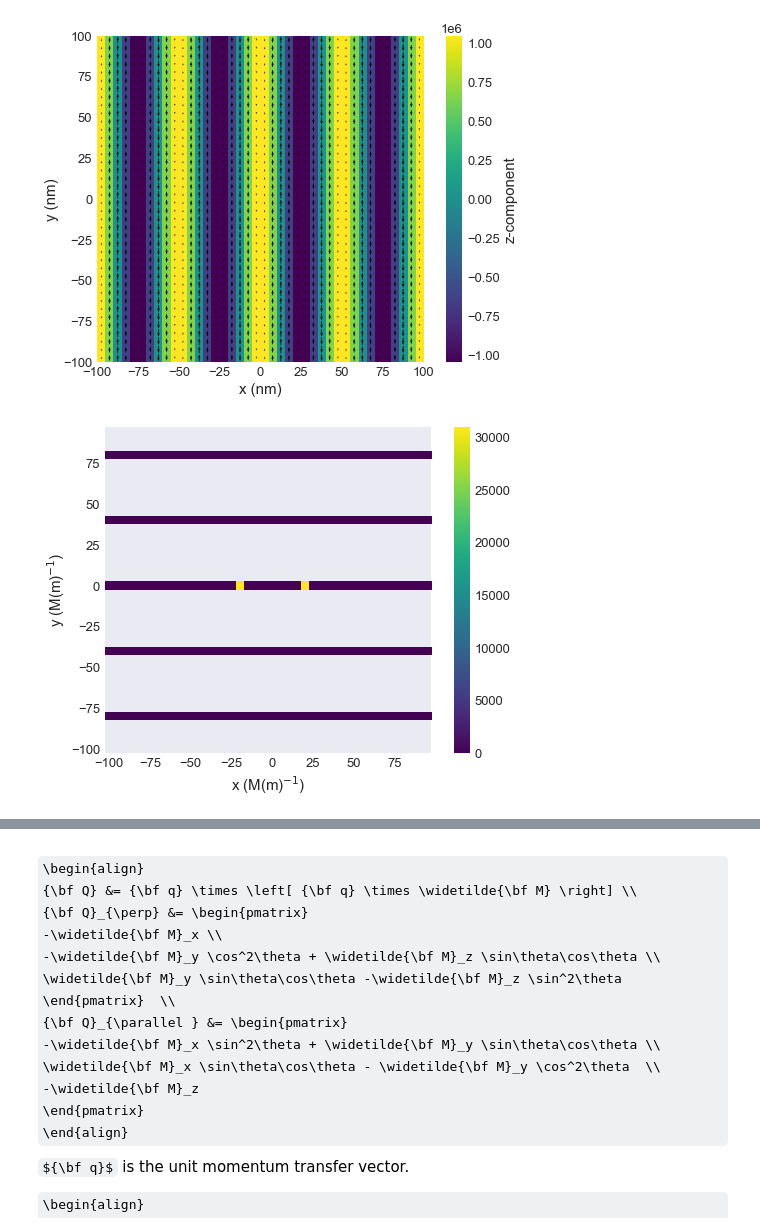
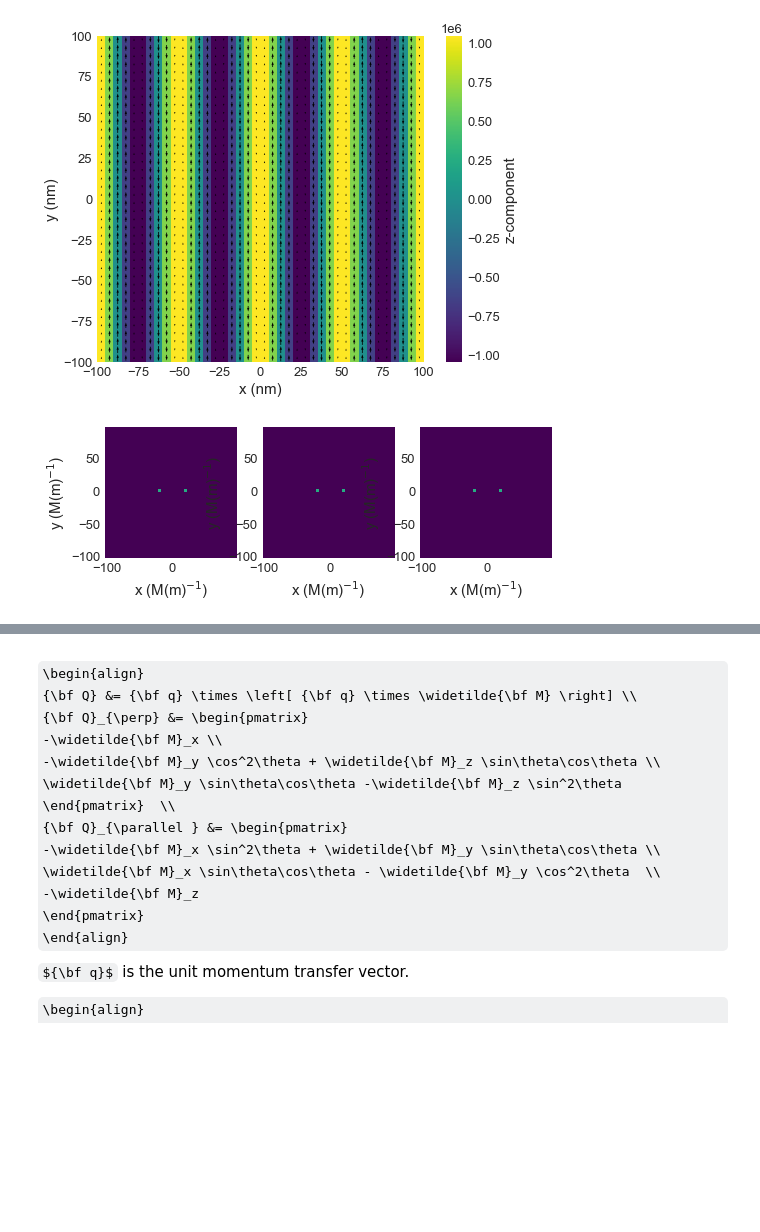
Before and after one commit to ubermag/mag2exp, a Jupyter notebook: docs/ipynb/SANS.ipynb, the cells around one changed output, grey strips where cells are left out. Cells and saved outputs as stored; diff of their text form; code cells hidden in the pictures; some formulas as TeX source; blank space fills up the shorter version.

```diff
--- a/docs/ipynb/SANS.ipynb
+++ b/docs/ipynb/SANS.ipynb
@@ -200,11 +173,44 @@ field = df.Field(mesh, dim=3, value=m_fun2, norm=Ms)
 field.plane('z').mpl.plot()
 # %% [output]
 [figure]
-# %%
-upol_parr = exsim.sans.cross_section(field, method='unpol', geometry='parallel')
-upol_parr.real.mpl.plot()
-# %% [output]
-[figure, removed]
+# %%
+def _Q_parallel(field):
+    """
+    Parameters
+    ----------
+    field : discretisedfield.field
+        Magnetisation field.
+
+    Returns
+    -------
+    discretisedfield.Field
+        Magnetic interaction vector.
+    """
+    m_p_ft = (field * df.dz).integral(direction='z').fft2()
+    theta = df.Field(m_p_ft.mesh, dim=1,
+                     value=lambda x: np.arctan2(x[1], x[0])).array
+    Qx = (-m_p_ft.x * np.sin(theta)**2 +
+          m_p_ft.y * np.cos(theta) * np.sin(theta))
+    Qy = (-m_p_ft.y*np.cos(theta)**2 +
+          m_p_ft.x*np.cos(theta)*np.sin(theta))
+    Qz = -m_p_ft.z
+    return Qx << Qy << Qz
+# %%
+Q1 = _Q_parallel(field)
+# %%
+clim=[0,50000]
+fig, axs = plt.subplots(nrows=1,ncols=3)
+(Q1.z * Q1.z.conjugate).real.mpl.scalar(ax=axs[0], colorbar=False, clim=clim)
+(Q1.x * Q1.x.conjugate + Q1.y * Q1.y.conjugate
+         - 1j * (Q1.x * Q1.y.conjugate - Q1.x.conjugate * Q1.y)).real.mpl.scalar(ax=axs[1],
+                                                                                 colorbar=False,
+                                                                                 clim=clim)
+(Q1.x * Q1.x.conjugate + Q1.y * Q1.y.conjugate
+         + 1j * (Q1.x * Q1.y.conjugate - Q1.x.conjugate * Q1.y)).real.mpl.scalar(ax=axs[2],
+                                                                                 colorbar=False,
+                                                                                 clim=clim)
+# %% [output]
+[figure, added]
 # %%
 region = df.Region(p1=(-100e-9, -100e-9, -100e-9), p2=(100e-9, 100e-9, 100e-9))
 mesh = df.Mesh(region=region, cell=(5e-9, 5e-9, 5e-9))
```
Also changed, not shown: parts of 34 cells of this notebook.
